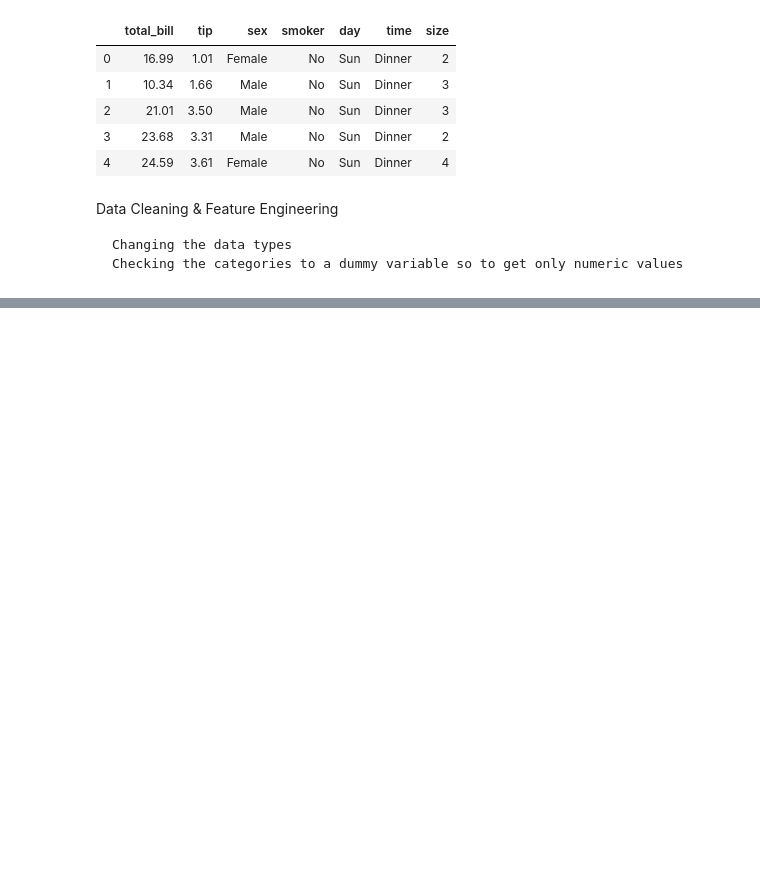
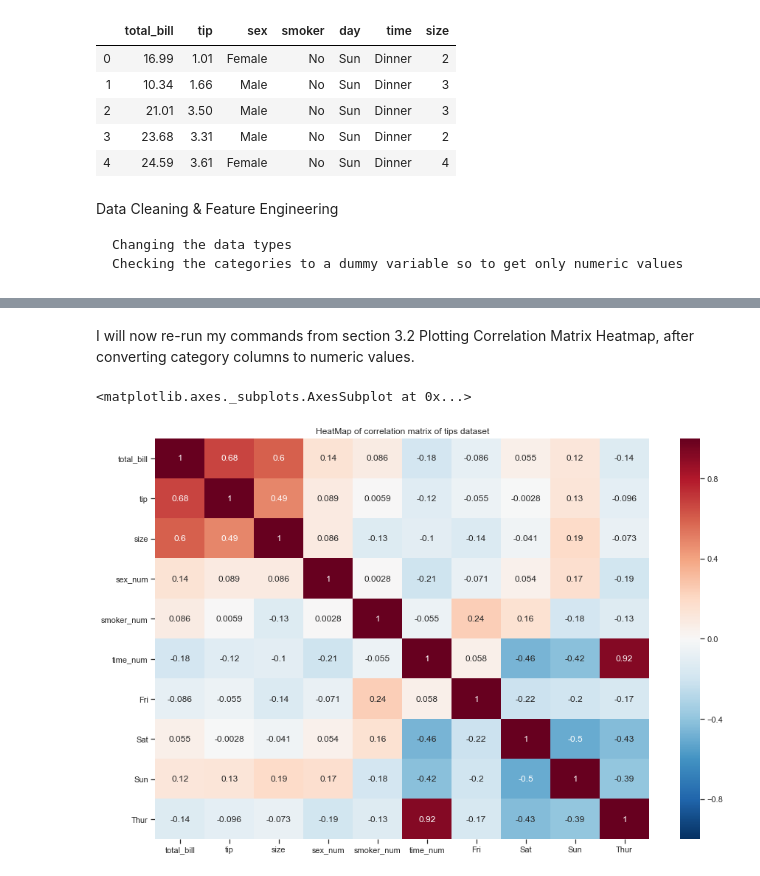
Before and after one commit to HenkT28/Fundamentals_Of_Data_Analysis_Assessment, a Jupyter notebook: Tips_Dataset.ipynb, the cells around one changed output, grey strips where cells are left out. Saved outputs shown, nothing was run; the diff lists cells and outputs as text; code cells hidden in the pictures; blank space fills up the shorter version.

Commit message:
Adding to appendix - correlation matrix heatmap.

```diff
--- a/Tips_Dataset.ipynb
+++ b/Tips_Dataset.ipynb
@@ -1033,0 +1081,5 @@ cat_list
+# %%
+count = 0
+for i in new_cat:
+    tips_heatmap[i+'_num'] = np.where(tips_heatmap[i] == full_list[count][0], 0, 1)
+    count += 1
@@ -1033,0 +1116,3 @@ cat_list
+# %%
+day_df= pd.get_dummies(tips_heatmap['day'])
+day_df.head()
@@ -1033,0 +1128,4 @@ cat_list
+# %%
+new_df = pd.merge(tips_heatmap, day_df, right_index=True, left_index=True)
+
+new_df.head()
@@ -1033,0 +1141,4 @@ cat_list
+# %%
+df_new = new_df.select_dtypes(include=np.number)
+# df_new = df_new[['Thur', 'Fri','Sat','Sun']]
+df_new.head()
@@ -1033,0 +1169,15 @@ cat_list
+# %% [markdown]
+I will now re-run my commands from section 3.2 Plotting Correlation Matrix Heatmap, after converting category columns to numeric values.
+# %%
+# Doing a basic correlation matrix of your data frame
+# Hitting bug - matplotlib/seaborn: first and last row cut in half of heatmap plot [see references 22 and 23]
+# Downgrade the package to 3.1.0 (matplotlib broke heatmaps)
+# plt.subplots(figsize=(10,8))
+plt.rcParams['figure.figsize'] = (15.0, 10.0)
+plt.title("HeatMap of correlation matrix of tips dataset")
+
+# Adjusting the axis (measurements), between -1 and 1
+sns.heatmap(df_new.corr(), annot = True, vmin=-1, vmax=1, center= 0, cmap= 'RdBu_r')
+# %% [output]
+<matplotlib.axes._subplots.AxesSubplot at 0x...>
+[figure, added]
```
Also changed, not shown: parts of 26 cells of this notebook.
